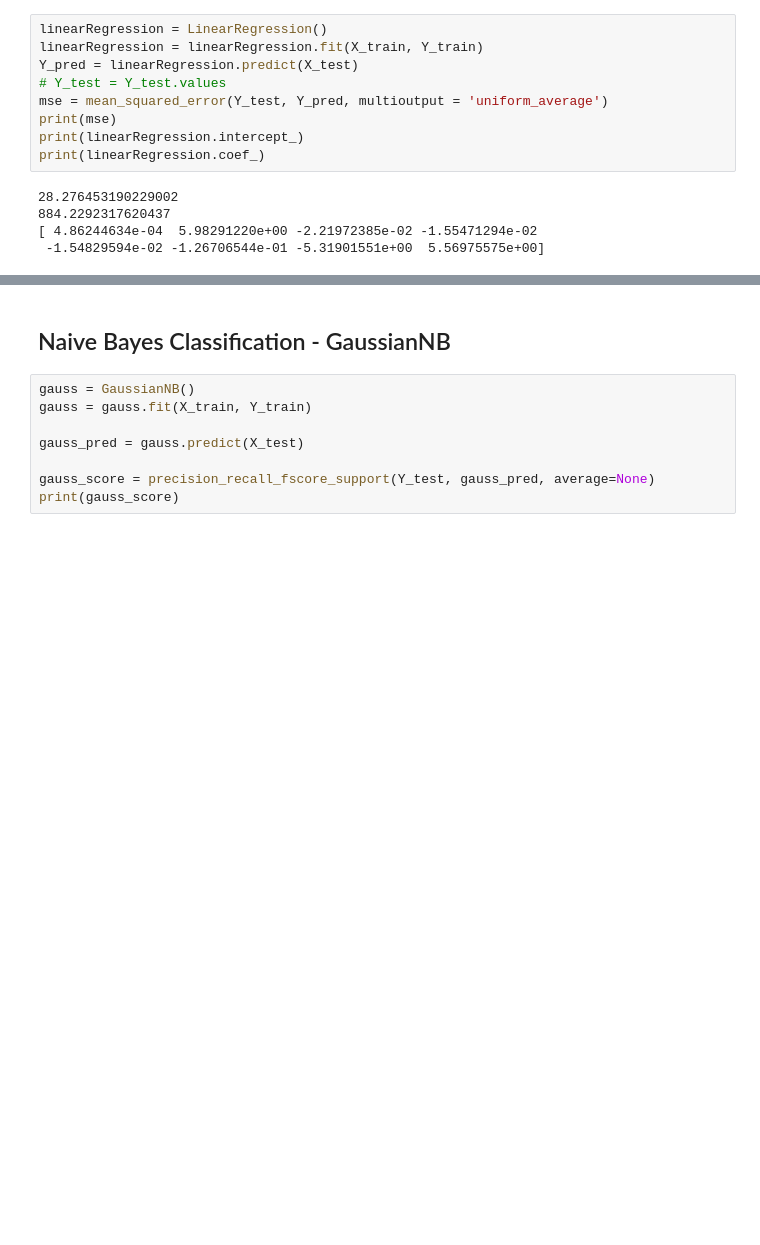
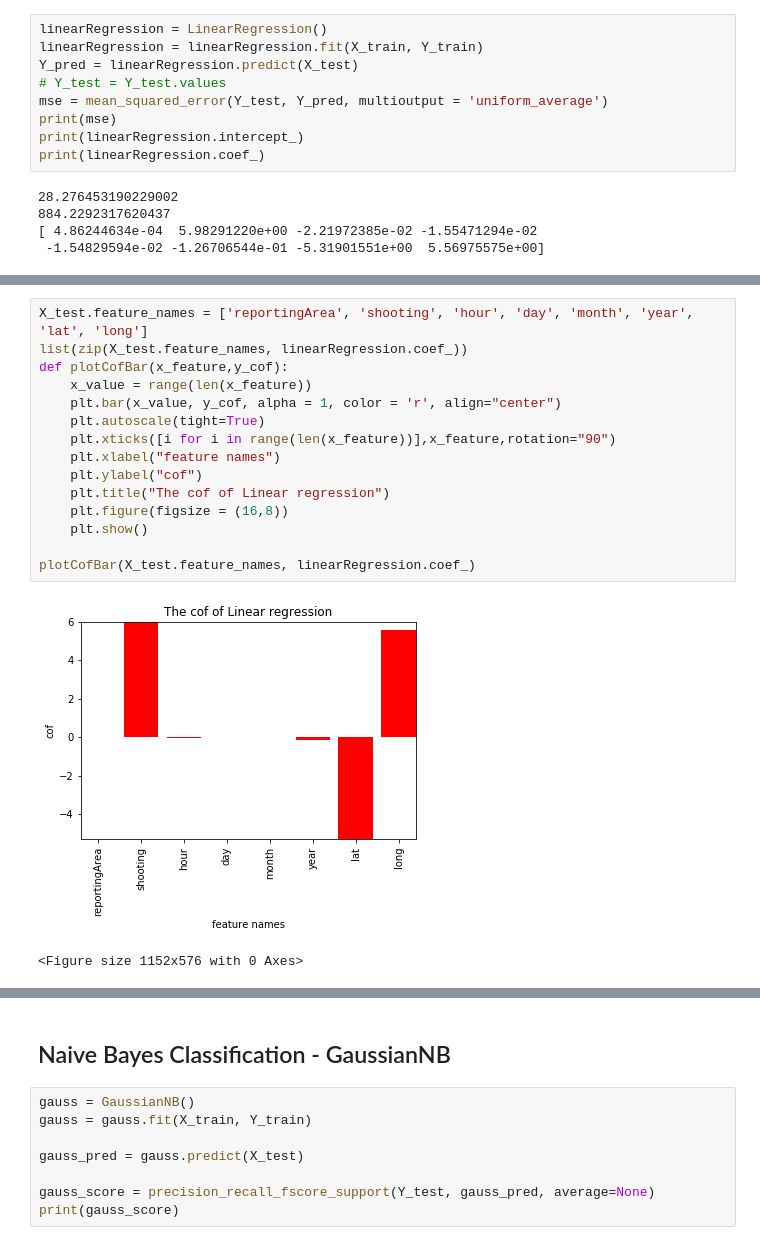
Before and after one commit to yizheshexin/cs542_final_project, a Jupyter notebook: Boston_Crime_ML.ipynb, the cells around one changed output, grey strips where cells are left out. Cells and saved outputs as stored; diff of their text form; blank space fills up the shorter version.

```diff
--- a/Boston_Crime_ML.ipynb
+++ b/Boston_Crime_ML.ipynb
@@ -353,0 +385,18 @@ print(linearRegression.coef_)
+# %%
+X_test.feature_names = ['reportingArea', 'shooting', 'hour', 'day', 'month', 'year', 'lat', 'long']
+list(zip(X_test.feature_names, linearRegression.coef_))
+def plotCofBar(x_feature,y_cof):
+    x_value = range(len(x_feature))
+    plt.bar(x_value, y_cof, alpha = 1, color = 'r', align="center")
+    plt.autoscale(tight=True)
+    plt.xticks([i for i in range(len(x_feature))],x_feature,rotation="90")
+    plt.xlabel("feature names")
+    plt.ylabel("cof")
+    plt.title("The cof of Linear regression")
+    plt.figure(figsize = (16,8))
+    plt.show()
+
+plotCofBar(X_test.feature_names, linearRegression.coef_)
+# %% [output]
+[figure, added]
+<Figure size 1152x576 with 0 Axes>
```
Also changed, not shown: parts of 10 cells of this notebook, 1 other file.
